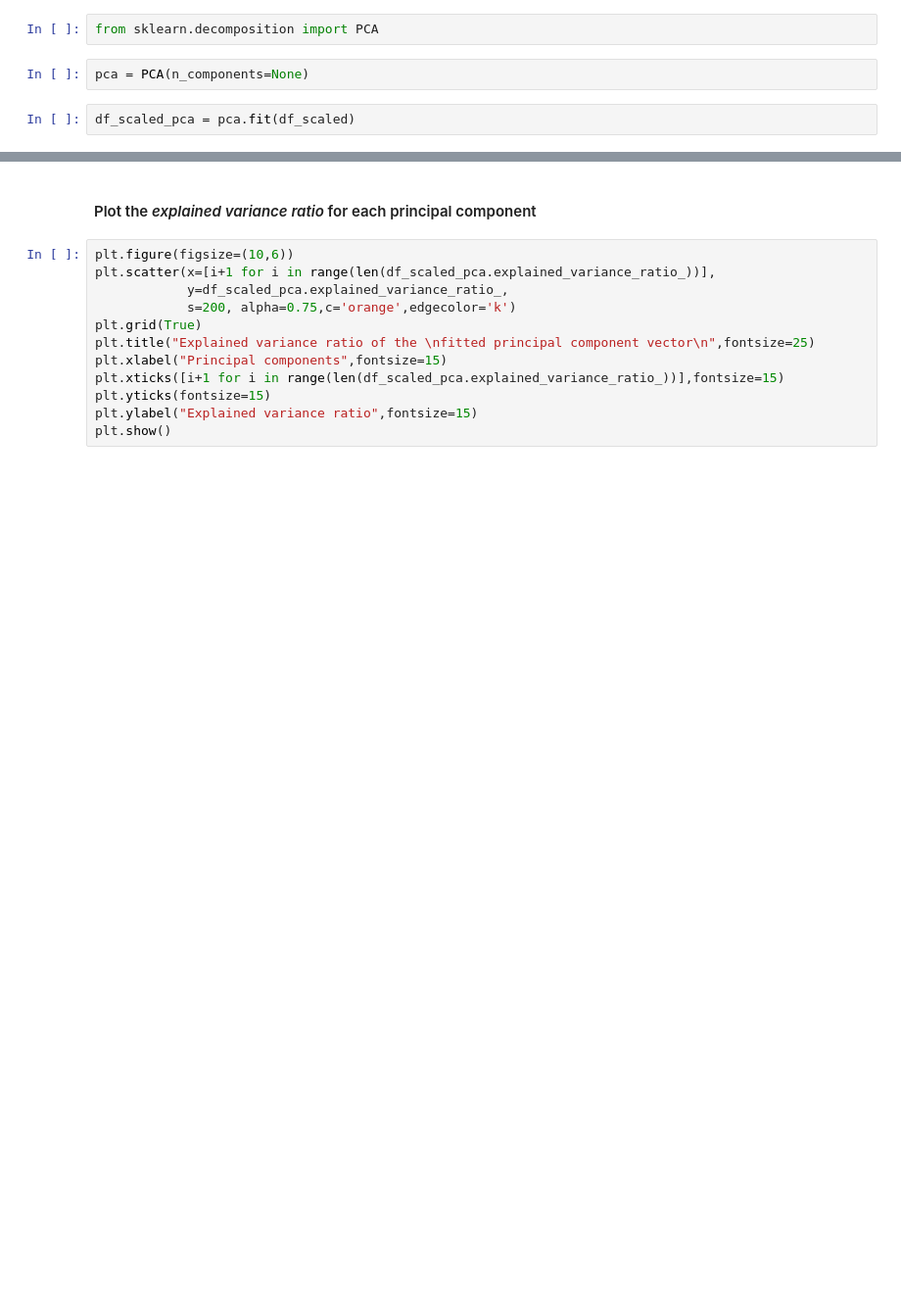
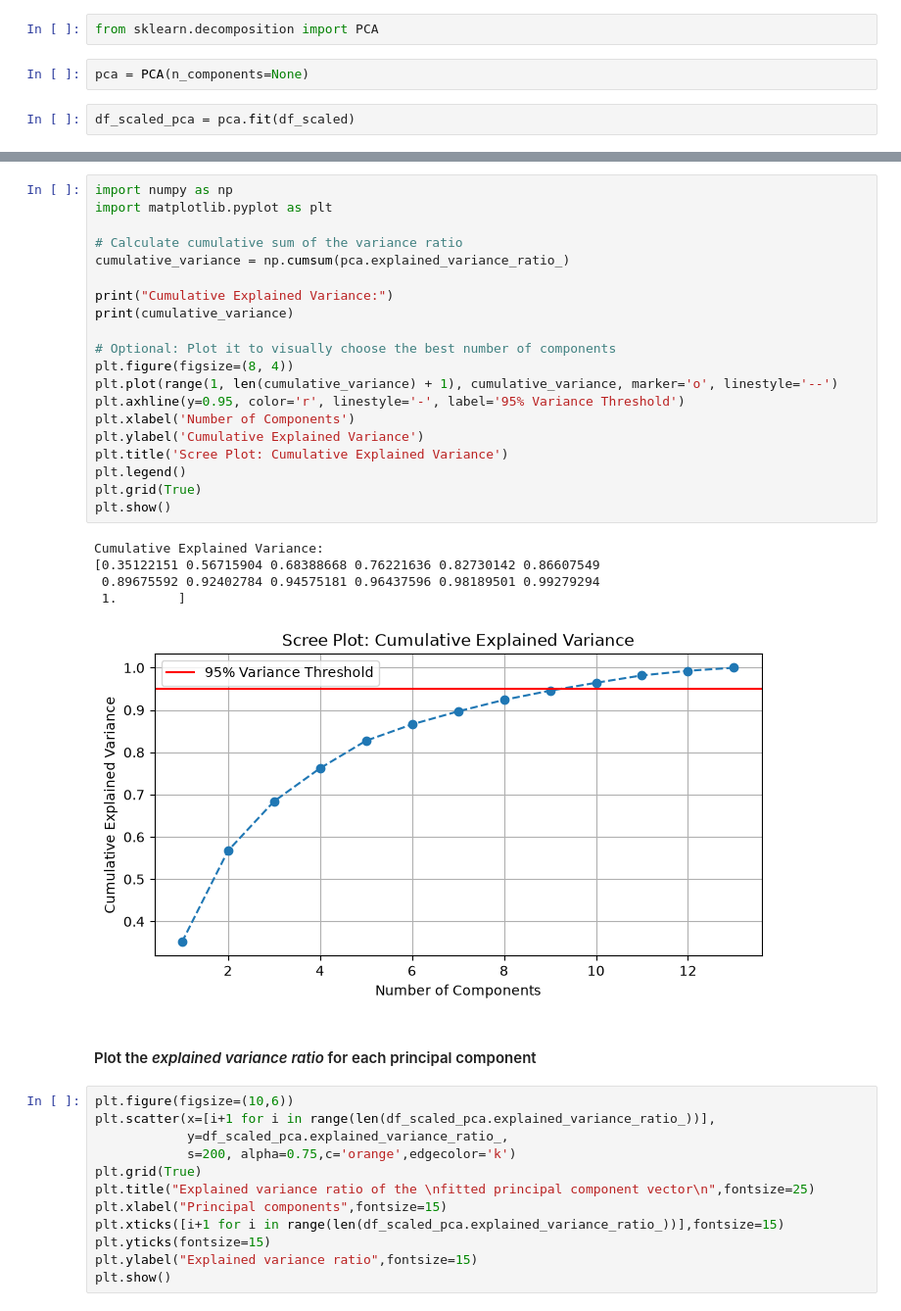
Before and after one commit to TypsonRS/ds-dimensionality-reductionKSD, a Jupyter notebook: 1_principal_component_analysis.ipynb, the cells around one changed output, grey strips where cells are left out. Shown at 98% size. Saved outputs shown, nothing was run; the diff lists cells and outputs as text; blank space fills up the shorter version.

```diff
--- a/1_principal_component_analysis.ipynb
+++ b/1_principal_component_analysis.ipynb
@@ -132,3 +234,29 @@ df_scaled_pca = pca.fit(df_scaled)
+# %%
+import numpy as np
+import matplotlib.pyplot as plt
+
+# Calculate cumulative sum of the variance ratio
+cumulative_variance = np.cumsum(pca.explained_variance_ratio_)
+
+print("Cumulative Explained Variance:")
+print(cumulative_variance)
+
+# Optional: Plot it to visually choose the best number of components
+plt.figure(figsize=(8, 4))
+plt.plot(range(1, len(cumulative_variance) + 1), cumulative_variance, marker='o', linestyle='--')
+plt.axhline(y=0.95, color='r', linestyle='-', label='95% Variance Threshold')
+plt.xlabel('Number of Components')
+plt.ylabel('Cumulative Explained Variance')
+plt.title('Scree Plot: Cumulative Explained Variance')
+plt.legend()
+plt.grid(True)
+plt.show()
+# %% [output]
+Cumulative Explained Variance:
+[0.35122151 0.56715904 0.68388668 0.76221636 0.82730142 0.86607549
+ 0.89675592 0.92402784 0.94575181 0.96437596 0.98189501 0.99279294
+ 1.        ]
+[figure, added]
 # %% [markdown]
 #### Plot the _explained variance ratio_ for each principal component
 # %%
```
Also changed, not shown: parts of 25 cells of this notebook, 5 other files.
